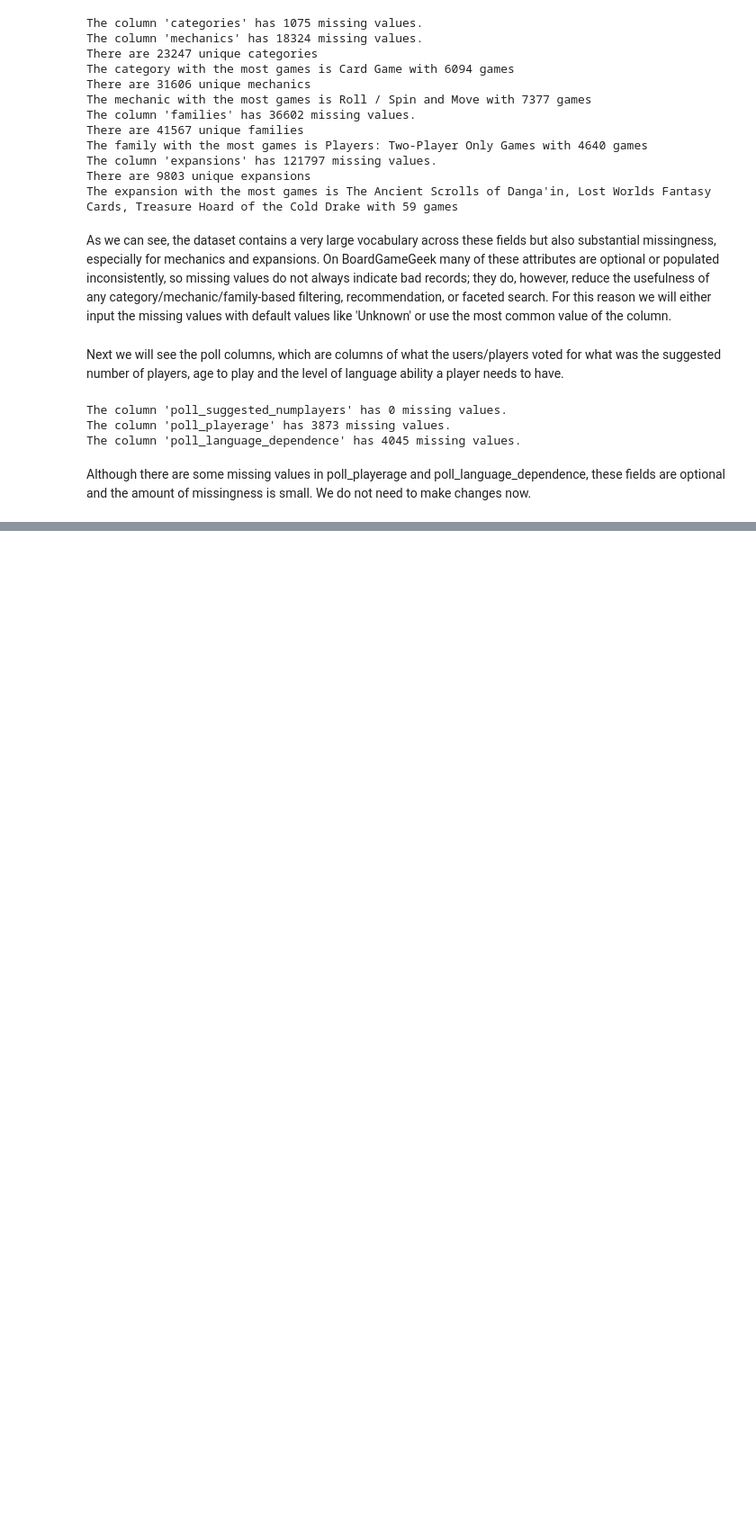
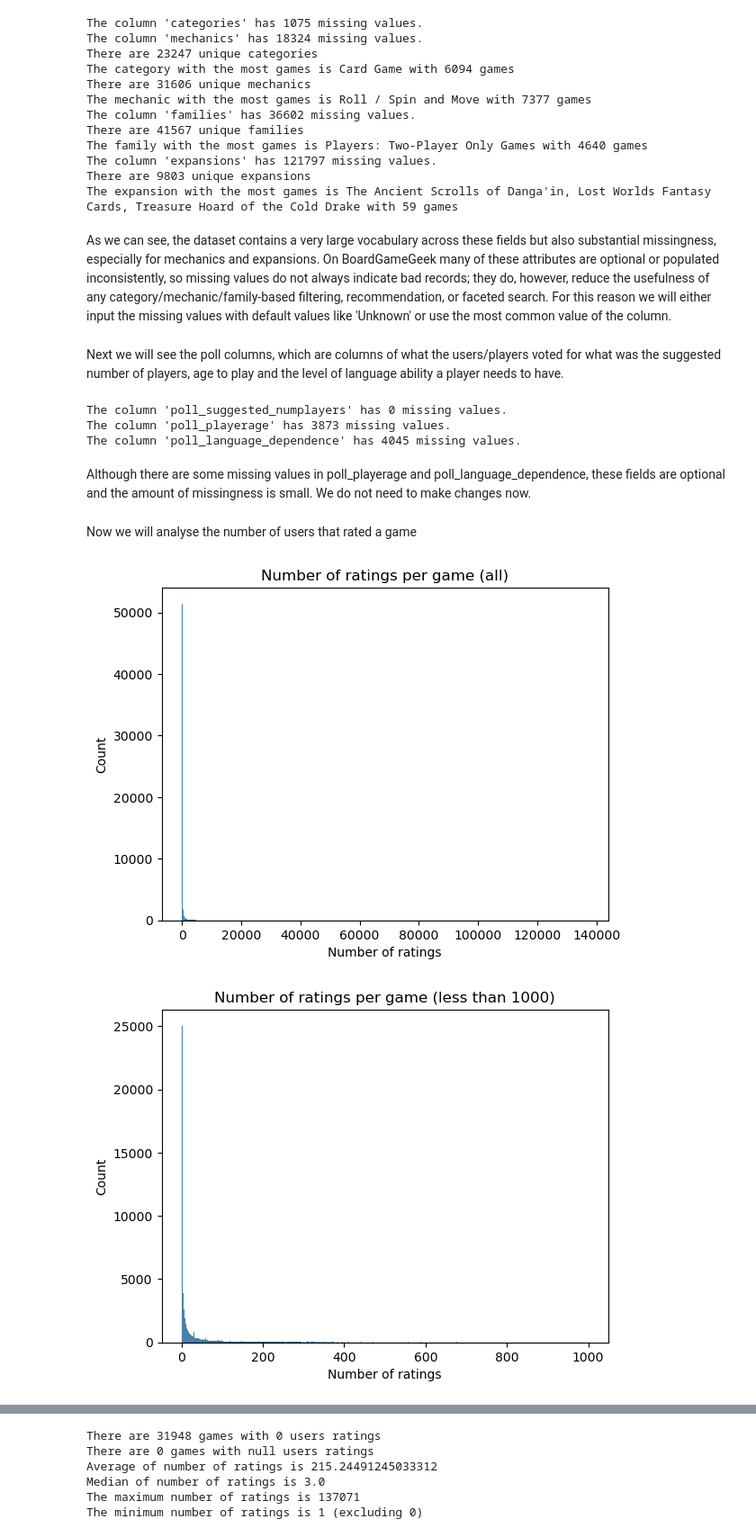
Before and after one commit to LsFaria04/PRI_Board_Games_Search_System, a Jupyter notebook: analysis.ipynb, the cells around one changed output, grey strips where cells are left out. Shown at 90% size. Saved outputs shown, nothing was run; the diff lists cells and outputs as text; code cells hidden in the pictures; blank space fills up the shorter version.

Commit message:
Added the analisis for the number of ratings and the average

```diff
--- a/analysis.ipynb
+++ b/analysis.ipynb
@@ -460,3 +460,39 @@ The column 'poll_playerage' has 3873 missing values.
 The column 'poll_language_dependence' has 4045 missing values.
 # %% [markdown]
 Although there are some missing values in poll_playerage and poll_language_dependence, these fields are optional and the amount of missingness is small. We do not need to make changes now.
+# %% [markdown]
+Now we will analyse the number of users that rated a game
+# %%
+zero_ratings = df[df["usersrated"] == 0]
+null_ratings = df[df["usersrated"].isna()]
+non_null_ratings = df[df["usersrated"].notna() & df["usersrated"] != 0]
+
+
+sb.histplot(non_null_ratings, x = "usersrated")
+plt.xlabel("Number of ratings")
+plt.title("Number of ratings per game (all)")
+plt.show()
+
+ratings_less_1000 = non_null_ratings[non_null_ratings["usersrated"] < 1000]
+
+sb.histplot(ratings_less_1000, x = "usersrated")
+plt.xlabel("Number of ratings")
+plt.title("Number of ratings per game (less than 1000)")
+plt.show()
+
+ratings_less_100 = non_null_ratings[non_null_ratings["usersrated"] < 100]
+
+sb.histplot(ratings_less_100, x = "usersrated")
+plt.xlabel("Number of ratings")
+plt.title("Number of ratings per game (less than 100)")
+plt.show()
+
+print(f'There are {zero_ratings.shape[0]} games with 0 users ratings')
+print(f'There are {null_ratings.shape[0]} games with null users ratings')
+print(f'Average of number of ratings is {df["usersrated"].mean()}')
+print(f'Median of number of ratings is {df["usersrated"].median()}')
+print(f'The maximum number of ratings is {max(non_null_ratings["usersrated"])}')
+print(f'The minimum number of ratings is {min(non_null_ratings["usersrated"])} (excluding 0)')
+# %% [output]
+[figure, added]
+[figure, added]
@@ -462,0 +500,6 @@ Although there are some missing values in poll_playerage and poll_language_depen
+There are 31948 games with 0 users ratings
+There are 0 games with null users ratings
+Average of number of ratings is 215.24491245033312
+Median of number of ratings is 3.0
+The maximum number of ratings is 137071
+The minimum number of ratings is 1 (excluding 0)
```
Also changed, not shown: parts of 5 cells of this notebook.
